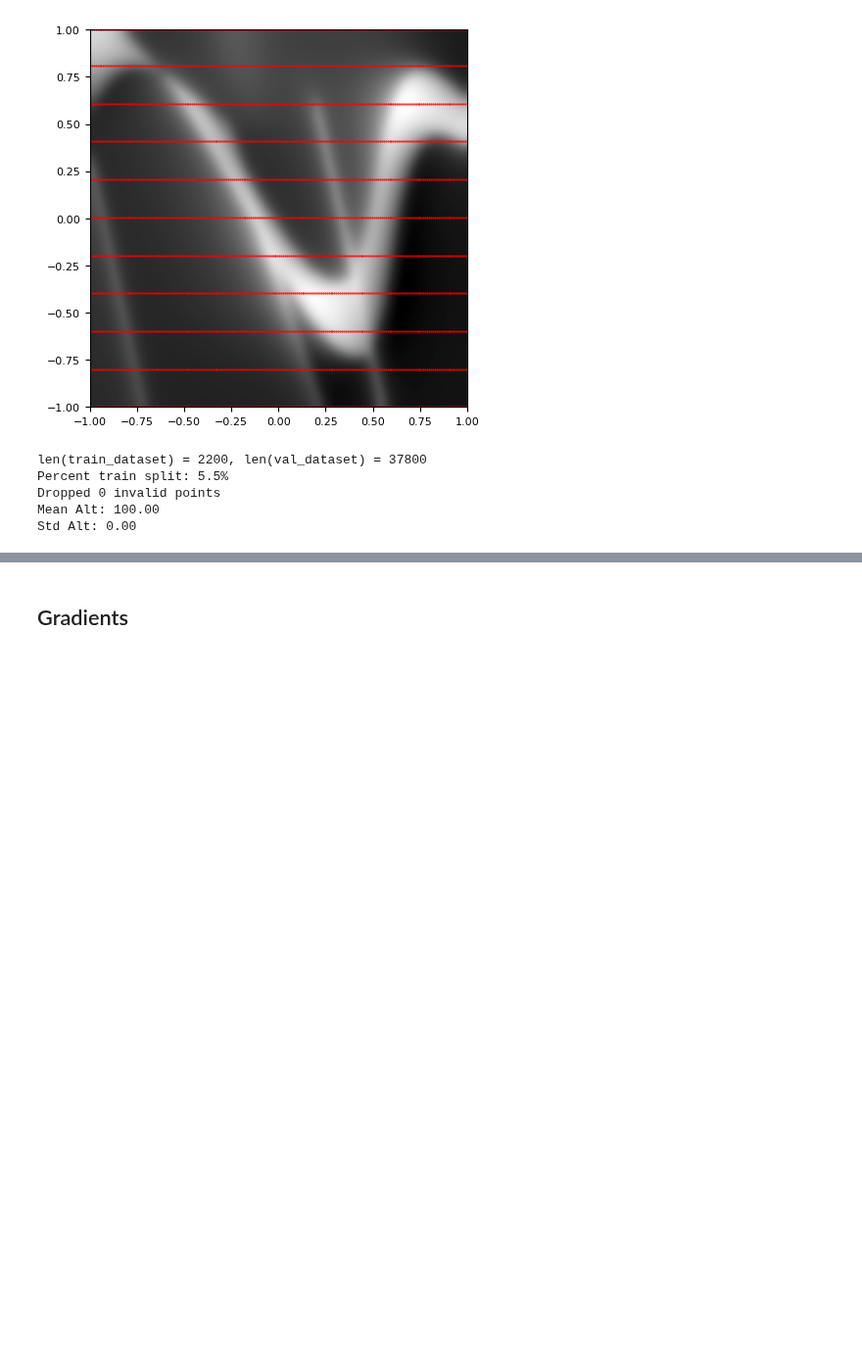
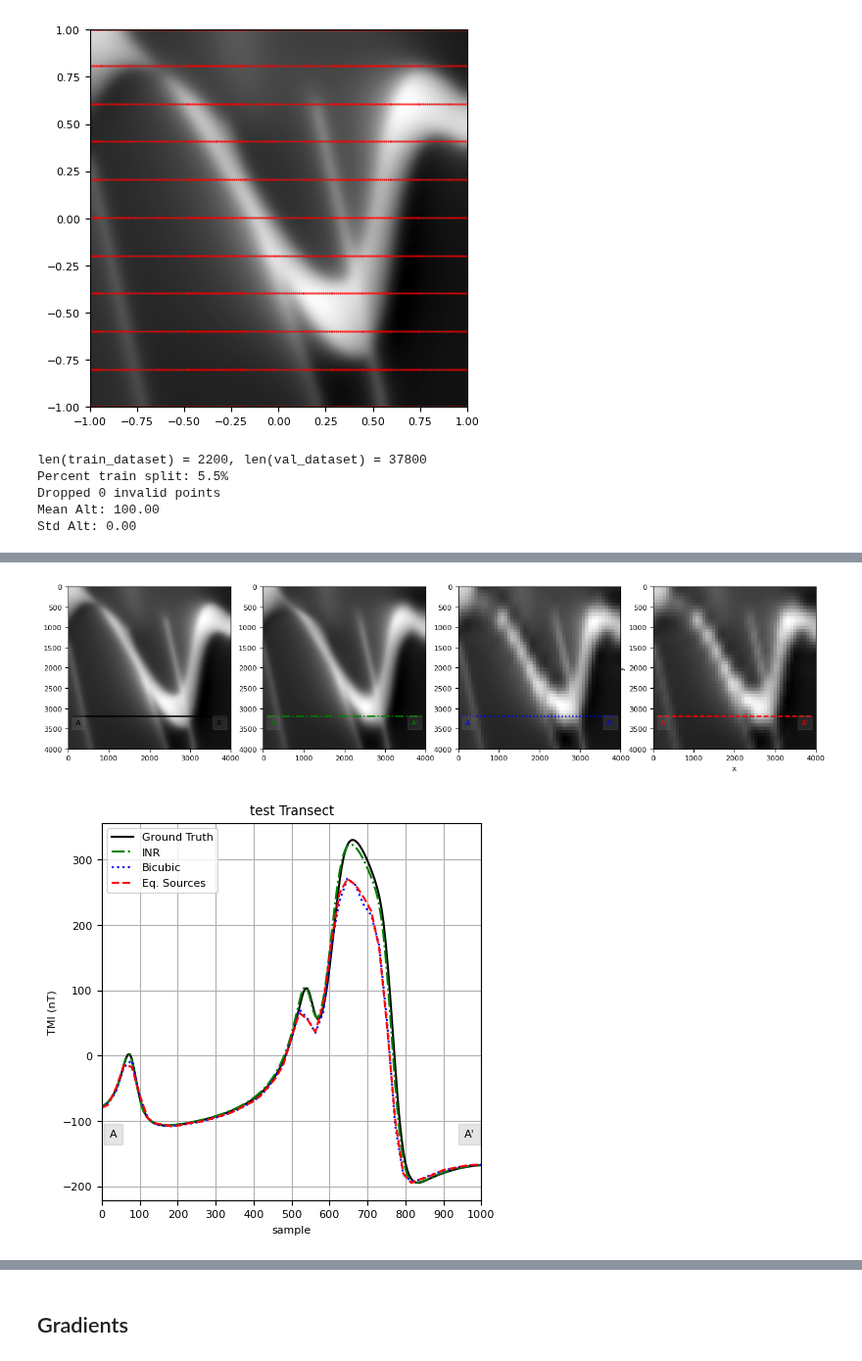
Before and after one commit to LSgeo/ImplicitGeo, a Jupyter notebook: GeoINR3D.ipynb, the cells around one changed output, grey strips where cells are left out. Shown at 98% size. Cells and saved outputs as stored; diff of their text form; code cells hidden in the pictures; blank space fills up the shorter version.

```diff
--- a/GeoINR3D.ipynb
+++ b/GeoINR3D.ipynb
@@ -494,0 +519,73 @@ fig.savefig(fig_out / f"{shortname}_Comparison of Gridding Methods.pdf", dpi=100
+# %%
+import scipy
+
+figname = "test"
+ims = [gtt, z_slice, cubic_grid, eq_source_grid]
+labels = ["Ground Truth", "INR", "Bicubic", "Eq. Sources"]
+
+scale = 20 #Original shape vs gridded shape
+scalef = 4
+
+x0, x1, y0, y1 = (100, 3899, 3200, 3200)
+nsamples = 1000 # x1 - x0
+
+transect = [
+    x0,
+    x1,
+    y0,
+    y1,
+    # dataset.normalise(x0, "e"),
+    # dataset.normalise(x1, "e"),
+    # dataset.normalise(y0, "n"),
+    # dataset.normalise(y1, "n"),
+]
+x0, x1, y0, y1 = transect
+
+styles = ["k-", "g-.", "b:", "r--"]
+
+fig, axes = plt.subplots(1, len(ims), figsize=(15,15))
+plt.xlabel("x")
+plt.ylabel("y")
+for ax, im, style in zip(axes, ims, styles):
+    ax.imshow(im, cmap=cc.cm.CET_L1, extent=[0,4000,4000,0]),
+    ax.plot([x0, x1], [y0, y1], style)
+    ax.annotate("A" ,(x0, y0), c=style[0], backgroundcolor=("gray",0.2), xytext=(x0+80, y0+200))
+    ax.annotate("A'" ,(x1, y1), c=style[0], backgroundcolor=("gray",0.2), xytext=(x1-250, y1+200))
+
+#     # This is tricky - transect specified in axes units, but we deal in pixel units here.
+#     # ticks: np.linspace(0, lr_dim * cell_size, 5)
+#     # extent: (0, lr_dim * cell_size, 0, lr_dim * cell_size)
+
+fig, axes = plt.subplots(1, 1, figsize=(5,5))
+# x, y = np.linspace(transect[0], transect[1], nsamples), np.linspace(transect[2], transect[3], nsamples)
+y, x = np.linspace(x0, x1, nsamples), np.linspace(y0, y1, nsamples)
+xy = np.vstack((x, y))
+for i, z in enumerate(ims):
+    if i == 2 or i == 3:  # these have different size pixels
+        crd = scipy.ndimage.map_coordinates(z, xy / (scale*scalef), order=1, cval=-999)
+    elif i == 1:  # these have different size pixels
+        crd = scipy.ndimage.map_coordinates(z, xy / (scale), order=1, cval=-999)
+    else:
+        crd = scipy.ndimage.map_coordinates(z, xy / (scale) , order=1, cval=-999)
+    plt.plot(crd, styles[i], label=labels[i])
+
+plt.annotate("A" , (0, crd[0]), backgroundcolor=("gray",0.2), xytext=(0+20, crd[0]-45))
+plt.annotate("A'", (nsamples, crd[0]), backgroundcolor=("gray",0.2), xytext=(nsamples-45, crd[0]-45))
+nticks = 11
+plt.xticks(
+    np.linspace(0, nsamples, nticks),
+    # np.linspace(dataset.unnormalise(transect[0], "e"), dataset.unnormalise(transect[2], "e"), nticks, dtype=int),
+)
+plt.xlim(0,nsamples)
+plt.xlabel("sample")
+plt.ylabel("TMI (nT)")
+plt.grid(True)
+plt.legend()
+plt.title(f"{figname} Transect")
+plt.show()
+#     plt.savefig(Path(out_dir) / f"{figname} Transect", transparent=False)
+
+#TODO : check location of profile vs what is actually profiled!!! - confident for current profiles
+# %% [output]
+[figure, added]
+[figure, added]
```
Also changed, not shown: parts of 15 cells of this notebook.
